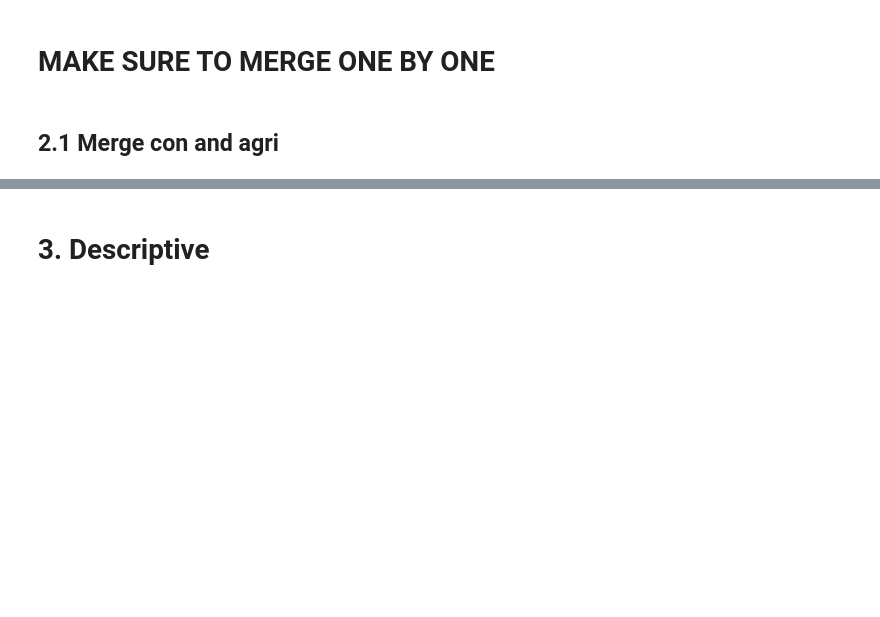
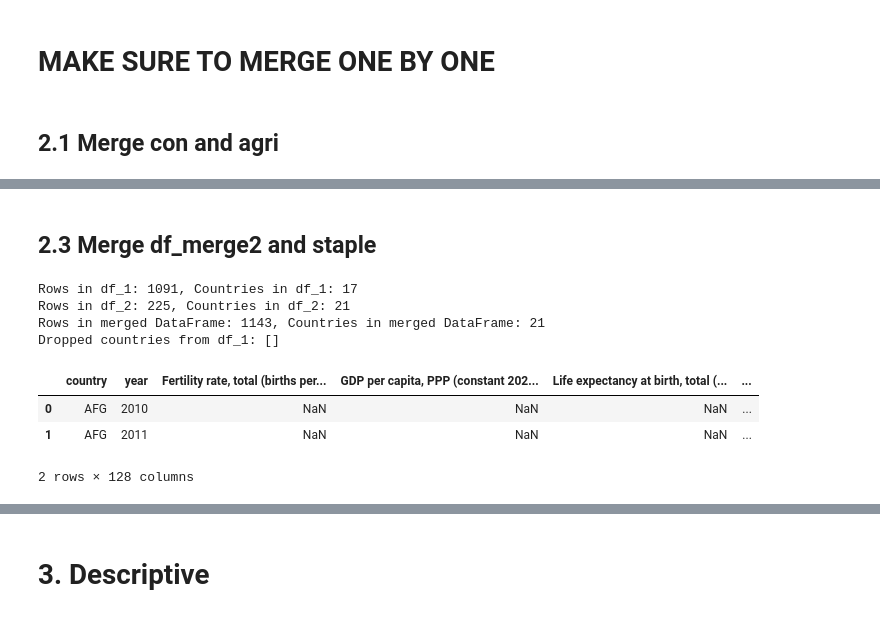
Before and after one commit to Graspp-25-Spring/graspp_2025s_fintech, a Jupyter notebook: notebooks/Milestone_2.ipynb, the cells around one changed output, grey strips where cells are left out. Saved outputs shown, nothing was run; the diff lists cells and outputs as text; code cells hidden in the pictures; blank space fills up the shorter version.

```diff
--- a/notebooks/Milestone_2.ipynb
+++ b/notebooks/Milestone_2.ipynb
@@ -204,0 +214,7 @@ Dropped countries from df_1: []
+# %%
+df_merge_2 = merge_and_count(
+    df_1 = df_merge_1,
+    df_2 = df_gfi,
+    how = 'outer'
+)
+df_merge_2.head(2)
@@ -204,0 +230,18 @@ Dropped countries from df_1: []
+# %% [markdown]
+## 2.3 Merge df_merge2 and staple
+# %%
+df_merge_3 = merge_and_count(
+    df_1 = df_merge_2,
+    df_2 = df_staple,
+    how = 'outer'
+)
+df_merge_3.head(2)
+# %% [output]
+Rows in df_1: 1091, Countries in df_1: 17
+Rows in df_2: 225, Countries in df_2: 21
+Rows in merged DataFrame: 1143, Countries in merged DataFrame: 21
+Dropped countries from df_1: []
+|  | country | year | Fertility rate, total (births per... | GDP per capita, PPP (constant 202... | Life expectancy at birth, total (... | ... |
+| 0 | AFG | 2010 | NaN | NaN | NaN | ... |
+| 1 | AFG | 2011 | NaN | NaN | NaN | ... |
+2 rows × 128 columns
```
Also changed, not shown: parts of 7 cells of this notebook, 2 other files.
